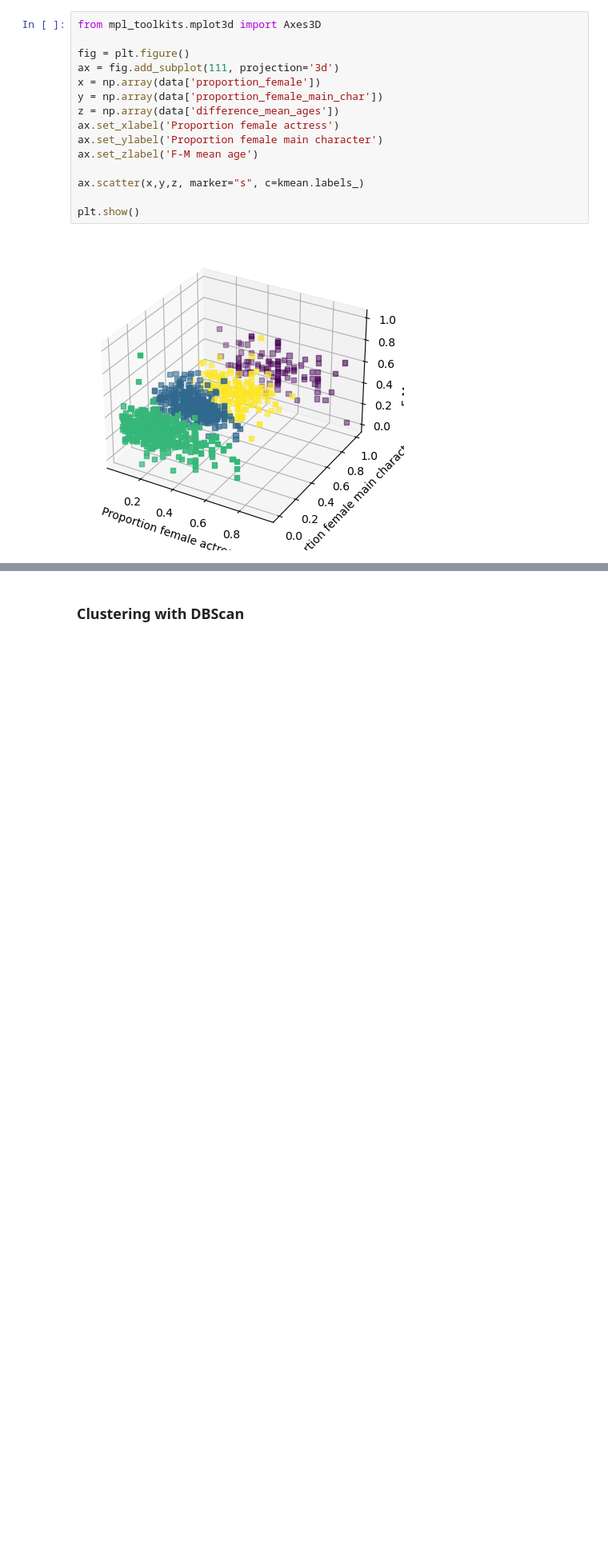
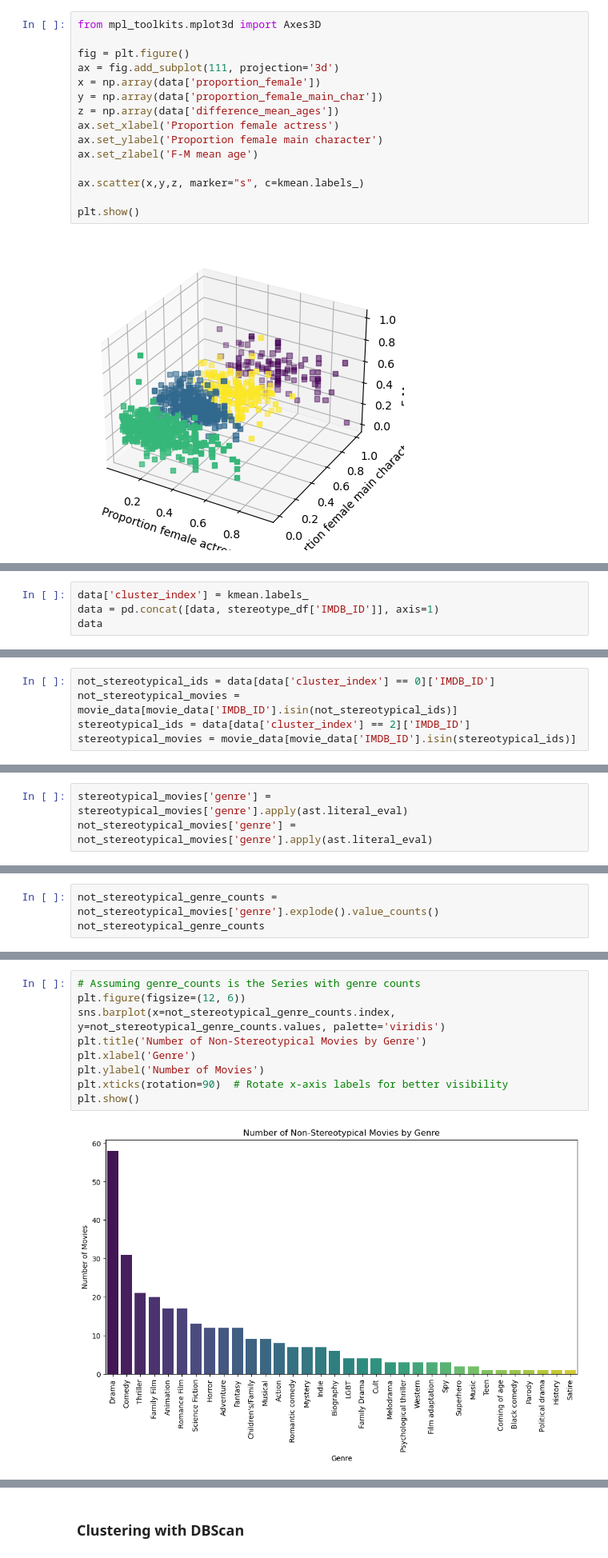
Before and after one commit to epfl-ada/ada-2023-project-badabob, a Jupyter notebook: clustering.ipynb, the cells around one changed output, grey strips where cells are left out. Shown at 80% size. Cells and saved outputs as stored; diff of their text form; blank space fills up the shorter version.

Commit message:
first clustering visualisations

```diff
--- a/clustering.ipynb
+++ b/clustering.ipynb
@@ -318,0 +292,4 @@ plt.show()
+# %%
+data['cluster_index'] = kmean.labels_
+data = pd.concat([data, stereotype_df['IMDB_ID']], axis=1)
+data
@@ -318,0 +321,5 @@ plt.show()
+# %%
+not_stereotypical_ids = data[data['cluster_index'] == 0]['IMDB_ID']
+not_stereotypical_movies = movie_data[movie_data['IMDB_ID'].isin(not_stereotypical_ids)]
+stereotypical_ids = data[data['cluster_index'] == 2]['IMDB_ID']
+stereotypical_movies = movie_data[movie_data['IMDB_ID'].isin(stereotypical_ids)]
@@ -318,0 +350,3 @@ plt.show()
+# %%
+stereotypical_movies['genre'] = stereotypical_movies['genre'].apply(ast.literal_eval)
+not_stereotypical_movies['genre'] = not_stereotypical_movies['genre'].apply(ast.literal_eval)
@@ -318,0 +363,3 @@ plt.show()
+# %%
+not_stereotypical_genre_counts = not_stereotypical_movies['genre'].explode().value_counts()
+not_stereotypical_genre_counts
@@ -318,0 +405,11 @@ plt.show()
+# %%
+# Assuming genre_counts is the Series with genre counts
+plt.figure(figsize=(12, 6))
+sns.barplot(x=not_stereotypical_genre_counts.index, y=not_stereotypical_genre_counts.values, palette='viridis')
+plt.title('Number of Non-Stereotypical Movies by Genre')
+plt.xlabel('Genre')
+plt.ylabel('Number of Movies')
+plt.xticks(rotation=90)  # Rotate x-axis labels for better visibility
+plt.show()
+# %% [output]
+[figure, added]
```
Also changed, not shown: parts of 17 cells of this notebook.
